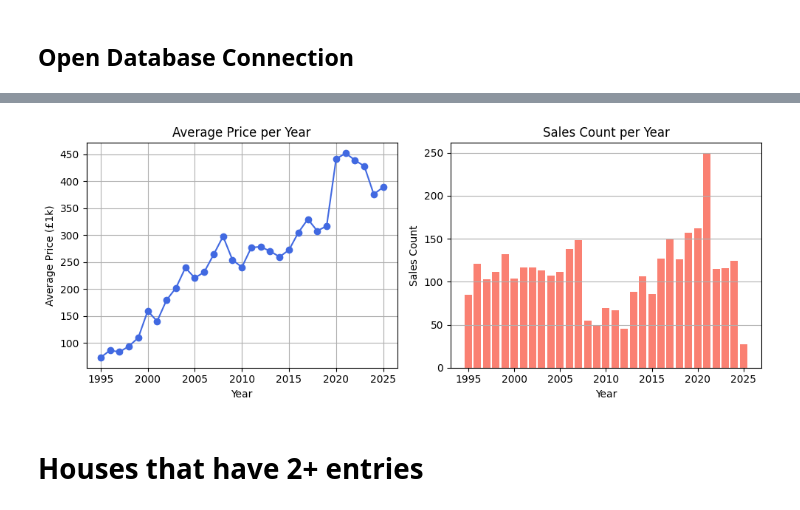
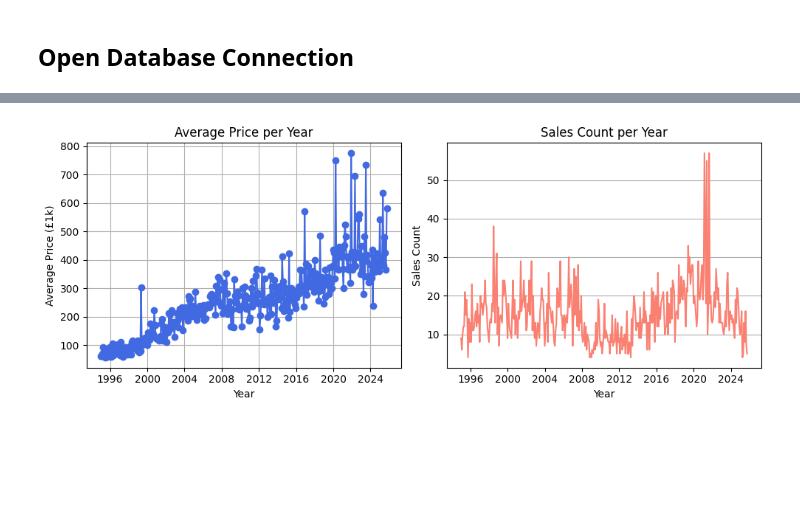
Before and after one commit to BDEvan5/property_prices, a Jupyter notebook: property_prices/test_data_store.ipynb, the cells around one changed output, grey strips where cells are left out. Cells and saved outputs as stored; diff of their text form; code cells hidden in the pictures; blank space fills up the shorter version.

```diff
--- a/property_prices/test_data_store.ipynb
+++ b/property_prices/test_data_store.ipynb
@@ -82,0 +238,15 @@ print(result.head())
+# %%
+con = duckdb.connect("../data/main.db")
+
+result_df = con.sql("""
+    SELECT
+        strftime(deed_date, '%Y-%m') AS year_month,
+        AVG(price_paid) as avg_price,
+        COUNT(*) as sales_count
+    FROM transactions
+    GROUP BY year_month
+    ORDER BY year_month
+""").df()
+
+result_df["date"] = pd.to_datetime(result_df['year_month'] + '-01')
+display(result_df.sample(5))
@@ -83,25 +260,23 @@ print(result.head())
 # %%
 import matplotlib.pyplot as plt
 
 fig, axs = plt.subplots(1, 2, figsize=(10, 4))
 
 # Plot average price per year
-axs[0].plot(result["year"], result["avg_price"] / 1000, marker="o", color="royalblue")
+axs[0].plot(result_df["date"], result_df["avg_price"] / 1000, marker="o", color="royalblue")
 axs[0].set_title("Average Price per Year")
 axs[0].set_xlabel("Year")
 axs[0].set_ylabel("Average Price (£1k)")
 axs[0].grid(True)
 
 # Plot sales count per year
-axs[1].bar(result["year"], result["sales_count"], color="salmon")
+axs[1].plot(result_df["date"], result_df["sales_count"], color="salmon")
 axs[1].set_title("Sales Count per Year")
 axs[1].set_xlabel("Year")
 axs[1].set_ylabel("Sales Count")
 axs[1].grid(axis="y")
 
 plt.tight_layout()
 plt.show()
 # %% [output]
-[figure, old version]
+[figure, new version]
-# %% [markdown]
-# Houses that have 2+ entries
```
Also changed, not shown: parts of 27 cells of this notebook.
